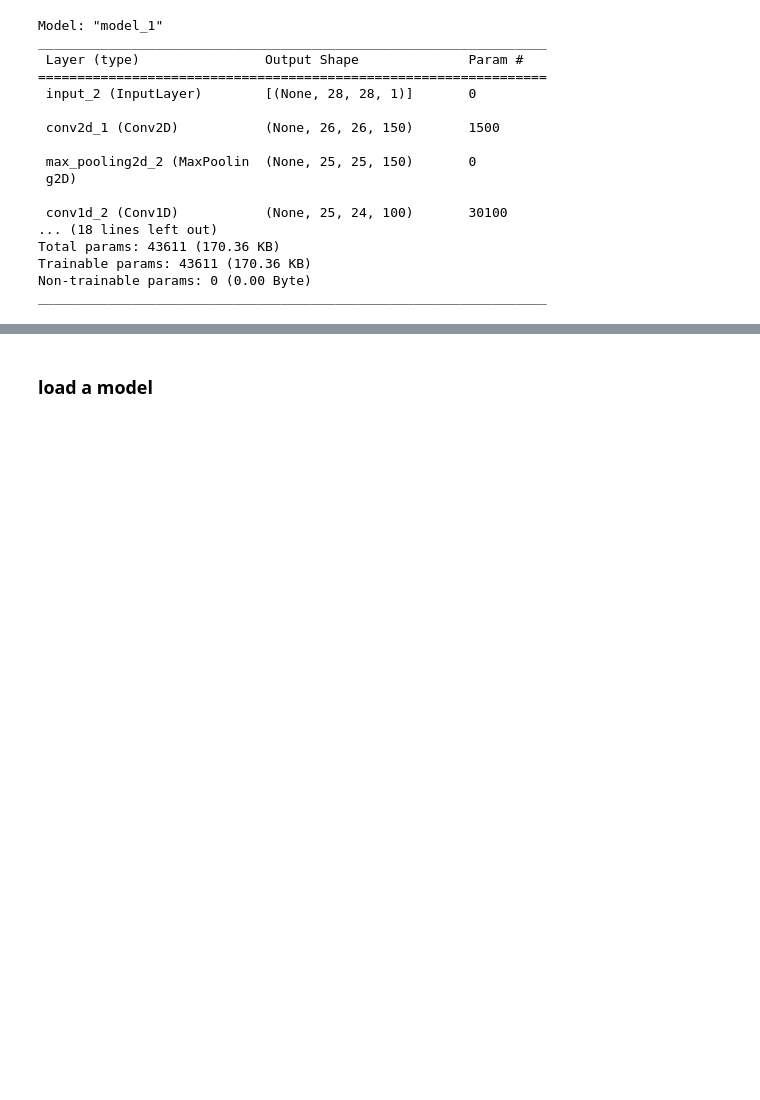
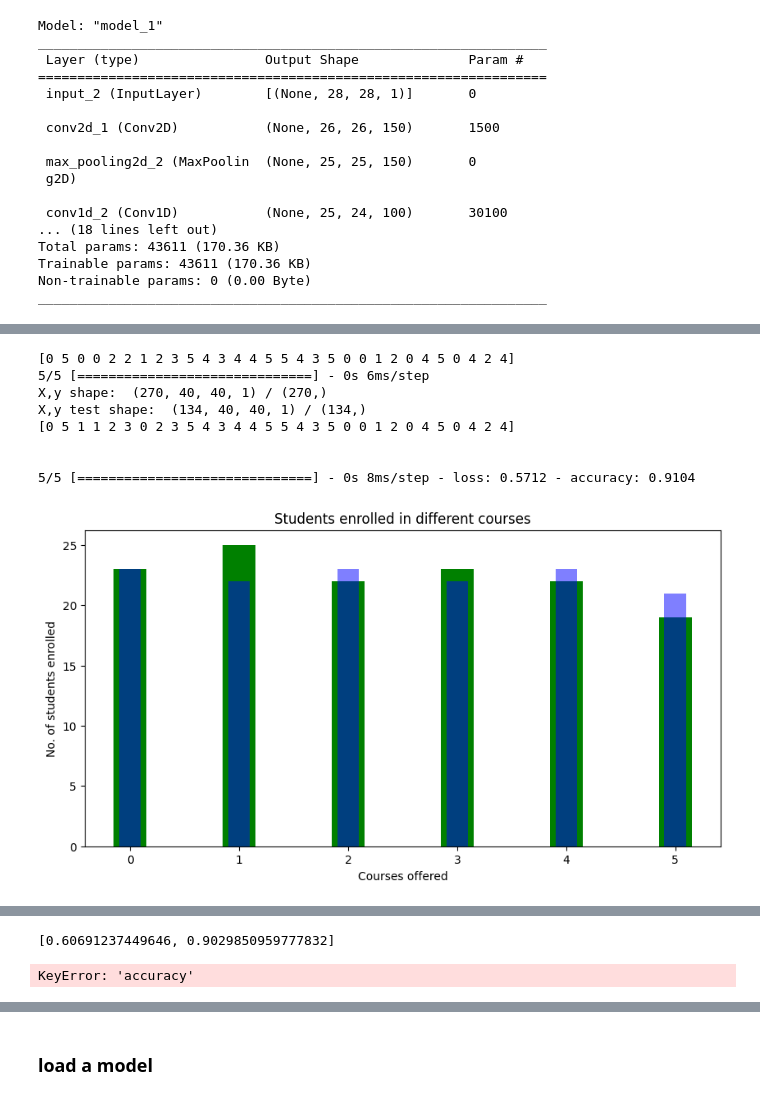
Before and after one commit to hung117/arm-cyberware-full, a Jupyter notebook: NN_dev/emg.classifier copy.ipynb, the cells around one changed output, grey strips where cells are left out. Cells and saved outputs as stored; diff of their text form; code cells hidden in the pictures; blank space fills up the shorter version.

```diff
--- a/NN_dev/emg.classifier copy.ipynb
+++ b/NN_dev/emg.classifier copy.ipynb
@@ -786,10 +800,7 @@ X.shape
 # %%
-# model.compile(optimizer=keras.optimizers.RMSprop(learning_rate=1e-3),
-#               loss=keras.losses.CategoricalCrossentropy())
-model.compile(optimizer="adam", loss="sparse_categorical_crossentropy")
-
-batch_size = 64
-epochs = 100
+batch_size = 100
+# epochs = 5
+epochs = 3000
 history = model.fit(X, y,batch_size=batch_size, epochs=epochs)
 
 print(history.params)
@@ -866,0 +826,52 @@ array([0, 1, 2, 2, 4, 1, 2, 2, 5, 1, 3, 5, 3, 1, 5, 1, 3, 4, 5, 3, 2, 4,
+# %%
+print(y_test[:30])
+pred_label = []
+
+preds = model.predict(X_test)
+
+for prediction in preds:
+    pred_label.append(np.argmax(prediction))
+pred_label = np.array(pred_label)
+print('X,y shape: ',X.shape,'/',y.shape,"\nX,y test shape: ",X_test.shape,"/", y_test.shape)
+print(pred_label[:30],"\n\n")
+
+
+evaluate = model.evaluate(X_test,y_test)
+
+
+unique, counts = np.unique(pred_label, return_counts=True)
+unique, ycounts = np.unique(y_test, return_counts=True)
+
+
+fig = plt.figure(figsize = (10, 5))
+
+# creating the bar plot
+plt.bar(np.arange(6), counts, color ='green',
+        width = 0.3)
+plt.bar(np.arange(6), ycounts, color ='blue',
+        width = 0.2,alpha=0.5)
+
+
+plt.xlabel("Courses offered")
+plt.ylabel("No. of students enrolled")
+plt.title("Students enrolled in different courses")
+plt.show()
+
+score = model.evaluate(X_test,y_test,verbose = 0)
+score = model.evaluate(X_test,y_test)
+
+# print(' acc:', score[0])
+# print(' loss:', score[1])
+# print(' diverse:', score[2])
+# print(' auc:', score[3])
+score
+# %% [output]
+[0 5 0 0 2 2 1 2 3 5 4 3 4 4 5 5 4 3 5 0 0 1 2 0 4 5 0 4 2 4]
+5/5 [==============================] - 0s 6ms/step
+X,y shape:  (270, 40, 40, 1) / (270,)
+X,y test shape:  (134, 40, 40, 1) / (134,)
+[0 5 1 1 2 3 0 2 3 5 4 3 4 4 5 5 4 3 5 0 0 1 2 0 4 5 0 4 2 4]
+
+
+5/5 [==============================] - 0s 8ms/step - loss: 0.5712 - accuracy: 0.9104
+[figure, added]
@@ -866,0 +879,5 @@ array([0, 1, 2, 2, 4, 1, 2, 2, 5, 1, 3, 5, 3, 1, 5, 1, 3, 4, 5, 3, 2, 4,
+[0.60691237449646, 0.9029850959777832]
+# %%
+history.history['accuracy']
+# %% [output]
+KeyError: 'accuracy'
```
Also changed, not shown: parts of 35 cells of this notebook, 7 other files.
